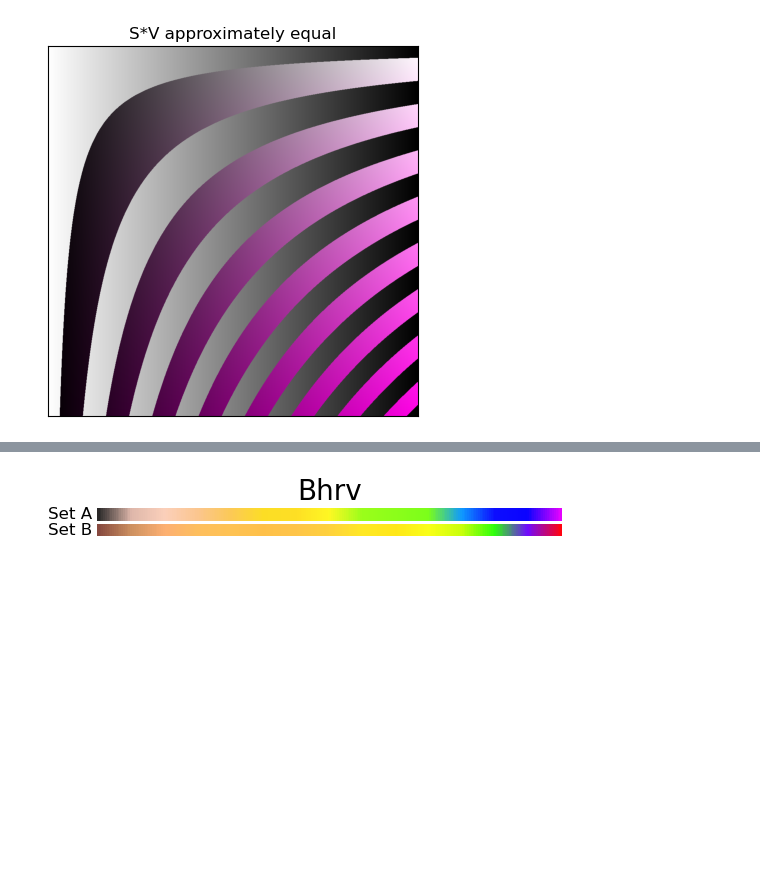
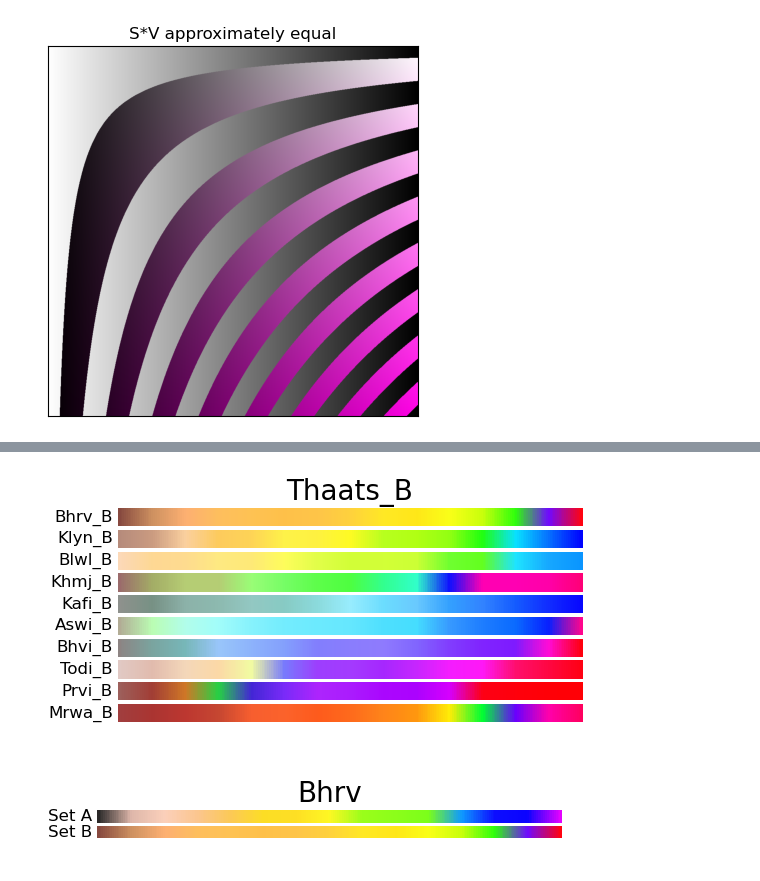
Before and after one commit to Sanket-Dutta/Thaat-Colour, a Jupyter notebook: Colour.ipynb, the cells around one changed output, grey strips where cells are left out. Saved outputs shown, nothing was run; the diff lists cells and outputs as text; code cells hidden in the pictures; blank space fills up the shorter version.

```diff
--- a/Colour.ipynb
+++ b/Colour.ipynb
@@ -217,3 +223,7 @@ Labels_B = ['Bhrv_B', 'Klyn_B', 'Blwl_B', 'Khmj_B', 'Kafi_B', 'Aswi_B', 'Bhvi_B'
+# %%
+plot_color_gradients(Maps_B, Labels_B, 'Thaats_B')
+# %% [output]
+[figure, added]
 # %%
 #Utilizing gradients plotter to display differences within Thaats of set A and set B raags
 
```
Also changed, not shown: parts of 3 cells of this notebook.
